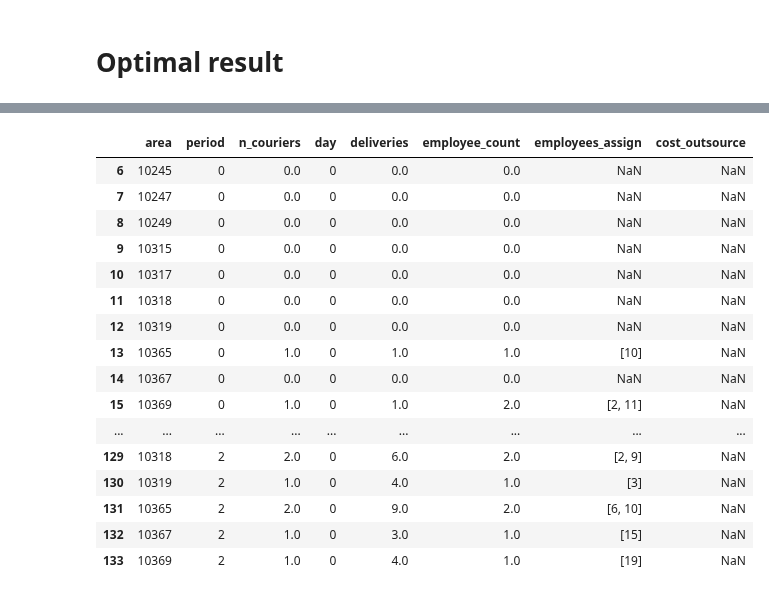
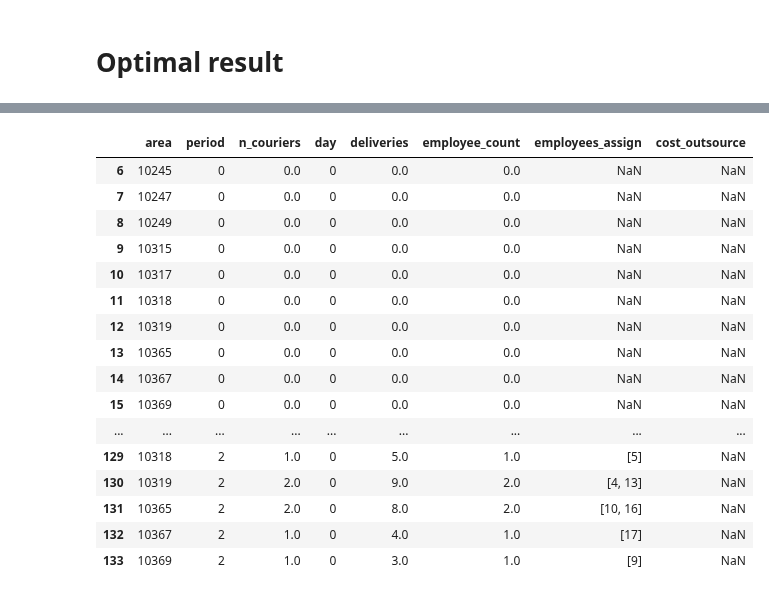
Before and after one commit to carlosperez1997/lmd-sizing-scheduling, a Jupyter notebook: solver/rostering_using_class.ipynb, the cells around one changed output, grey strips where cells are left out. Saved outputs shown, nothing was run; the diff lists cells and outputs as text; code cells hidden in the pictures.

```diff
--- a/solver/rostering_using_class.ipynb
+++ b/solver/rostering_using_class.ipynb
@@ -162,11 +162,12 @@ END
   7 cannot work!
 # %%
 # MODEL
-region_employees = {0: 10, 1: 15, 2: 15, 3:20}
-regions = [0]
+region = 0
+regions = [region]
+region_employees = {region:10}
 
 i = Instance(regions=regions, areas=areas,
-            region_area_map=region_area_map, area_map=area_region_map,
+            region_area_map=region_area_map, area_map=area_map,
             period_demands=period_demands, period_couriers=period_couriers,
             region_employees=region_employees, min_hours_worked=6*8, max_hours_worked=6*8, max_unique_starts=2,
             shifts_start=shifts_start, shifts_end=shifts_end)
@@ -213,15 +229,18 @@ AttributeError: 'Instance' object has no attribute 'area_region_map'
 # Optimal result
 # %%
 results = []
+region_employees = {}
+
 # Iterate over regions and employees
 for reg in [0, 1, 2, 3]:
     print(f'Region: {reg}')
     regions = [reg]
     for n_employees in tqdm([10, 15, 17, 20, 25, 30, 60]):
+        region_employees[region] = n_employees
         i = Instance(regions=regions, areas=areas,
-            region_area_map=region_area_map, area_region_map=area_region_map,
+            region_area_map=region_area_map, area_map=area_map,
             period_demands=period_demands, period_couriers=period_couriers,
-            n_employees=n_employees, min_hours_worked=6*8, max_hours_worked=6*8, max_unique_starts=2,
+            region_employees=region_employees, min_hours_worked=6*8, max_hours_worked=6*8, max_unique_starts=2,
             shifts_start=shifts_start, shifts_end=shifts_end)
 
         s = Solver(i)
@@ -271,11 +402,13 @@ region_results = results_df.query(f'region == {region}')
 
 # OPTIMAL SOLUTION
 optimal_n_employees = int(region_results.query(f'obj_value == {results_df["obj_value"].min()}')['n_employees'].values[0])
+region_employees = {}
+region_employees[region] = optimal_n_employees
 
 i = Instance(regions=[region], areas=areas,
-    region_area_map=region_area_map, area_region_map=area_region_map,
+    region_area_map=region_area_map, area_map=area_map,
     period_demands=period_demands, period_couriers=period_couriers,
-    n_employees=optimal_n_employees, min_hours_worked=6*8, max_hours_worked=6*8, max_unique_starts=2,
+    region_employees=region_employees, min_hours_worked=6*8, max_hours_worked=6*8, max_unique_starts=2,
     shifts_start=shifts_start, shifts_end=shifts_end)
 
 s = Solver(i)
@@ -289,7 +440,7 @@ for e in s.employees:
             for d in s.D:
                 for p in s.shifts:
                     shift = int(s.r_var[e, p, d].X)
-                value = s.k_var[e, s.i.area_region_map[a], theta, d].X
+                value = s.k_var[e, s.i.area_map[a], theta, d].X
                 if value > 0.5:
                     area_employee_assignment.append([e, a, theta, d, shift])
 
@@ -368,44 +519,44 @@ outsourcing_shifts = []
 for a in areas:
     for theta in s.Theta:
         for d in s.D:
-            value = s.omega_var[s.i.area_region_map[a],theta,d].X
+            value = s.omega_var[s.i.area_map[a],theta,d].X
             #print(f'{a} {theta} {d} : {value}')
             if value > 0.0:
                 outsourcing_shifts.append([a, theta, d, value])
 
 outsourcing_shifts_df = pd.DataFrame(outsourcing_shifts, columns=['area', 'period', 'day', 'cost_outsource'])
 
 # Join all
 whole_solution_df = (
     couriers_needed_df
     # Employees
     .merge(area_period_days_df,  on=['area', 'period', 'day'], how='left')
     # Outsource
     .merge(outsourcing_shifts_df, on=['area', 'period', 'day'], how='left')
 )
 # DROP AREAS NOT IN REGION!!
 whole_solution_df = whole_solution_df.query(f'area.isin({selected_areas})')
 whole_solution_df['employee_count'].fillna(0, inplace=True)
 
 whole_solution_df.head(30)
 # %% [output]
 |  | area | period | n_couriers | day | deliveries | employee_count | employees_assign | cost_outsource |
 | 6 | 10245 | 0 | 0.0 | 0 | 0.0 | 0.0 | NaN | NaN |
 | 7 | 10247 | 0 | 0.0 | 0 | 0.0 | 0.0 | NaN | NaN |
 | 8 | 10249 | 0 | 0.0 | 0 | 0.0 | 0.0 | NaN | NaN |
 | 9 | 10315 | 0 | 0.0 | 0 | 0.0 | 0.0 | NaN | NaN |
 | 10 | 10317 | 0 | 0.0 | 0 | 0.0 | 0.0 | NaN | NaN |
 | 11 | 10318 | 0 | 0.0 | 0 | 0.0 | 0.0 | NaN | NaN |
 | 12 | 10319 | 0 | 0.0 | 0 | 0.0 | 0.0 | NaN | NaN |
-| 13 | 10365 | 0 | 1.0 | 0 | 1.0 | 1.0 | [10] | NaN |
+| 13 | 10365 | 0 | 0.0 | 0 | 0.0 | 0.0 | NaN | NaN |
 | 14 | 10367 | 0 | 0.0 | 0 | 0.0 | 0.0 | NaN | NaN |
-| 15 | 10369 | 0 | 1.0 | 0 | 1.0 | 2.0 | [2, 11] | NaN |
+| 15 | 10369 | 0 | 0.0 | 0 | 0.0 | 0.0 | NaN | NaN |
 | ... | ... | ... | ... | ... | ... | ... | ... | ... |
-| 129 | 10318 | 2 | 2.0 | 0 | 6.0 | 2.0 | [2, 9] | NaN |
-| 130 | 10319 | 2 | 1.0 | 0 | 4.0 | 1.0 | [3] | NaN |
-| 131 | 10365 | 2 | 2.0 | 0 | 9.0 | 2.0 | [6, 10] | NaN |
-| 132 | 10367 | 2 | 1.0 | 0 | 3.0 | 1.0 | [15] | NaN |
-| 133 | 10369 | 2 | 1.0 | 0 | 4.0 | 1.0 | [19] | NaN |
+| 129 | 10318 | 2 | 1.0 | 0 | 5.0 | 1.0 | [5] | NaN |
+| 130 | 10319 | 2 | 2.0 | 0 | 9.0 | 2.0 | [4, 13] | NaN |
+| 131 | 10365 | 2 | 2.0 | 0 | 8.0 | 2.0 | [10, 16] | NaN |
+| 132 | 10367 | 2 | 1.0 | 0 | 4.0 | 1.0 | [17] | NaN |
+| 133 | 10369 | 2 | 1.0 | 0 | 3.0 | 1.0 | [9] | NaN |
 # %%
 employees_shifts = []
 for e in s.employees:
```
Also changed, not shown: parts of 12 cells of this notebook, 1 other file.
